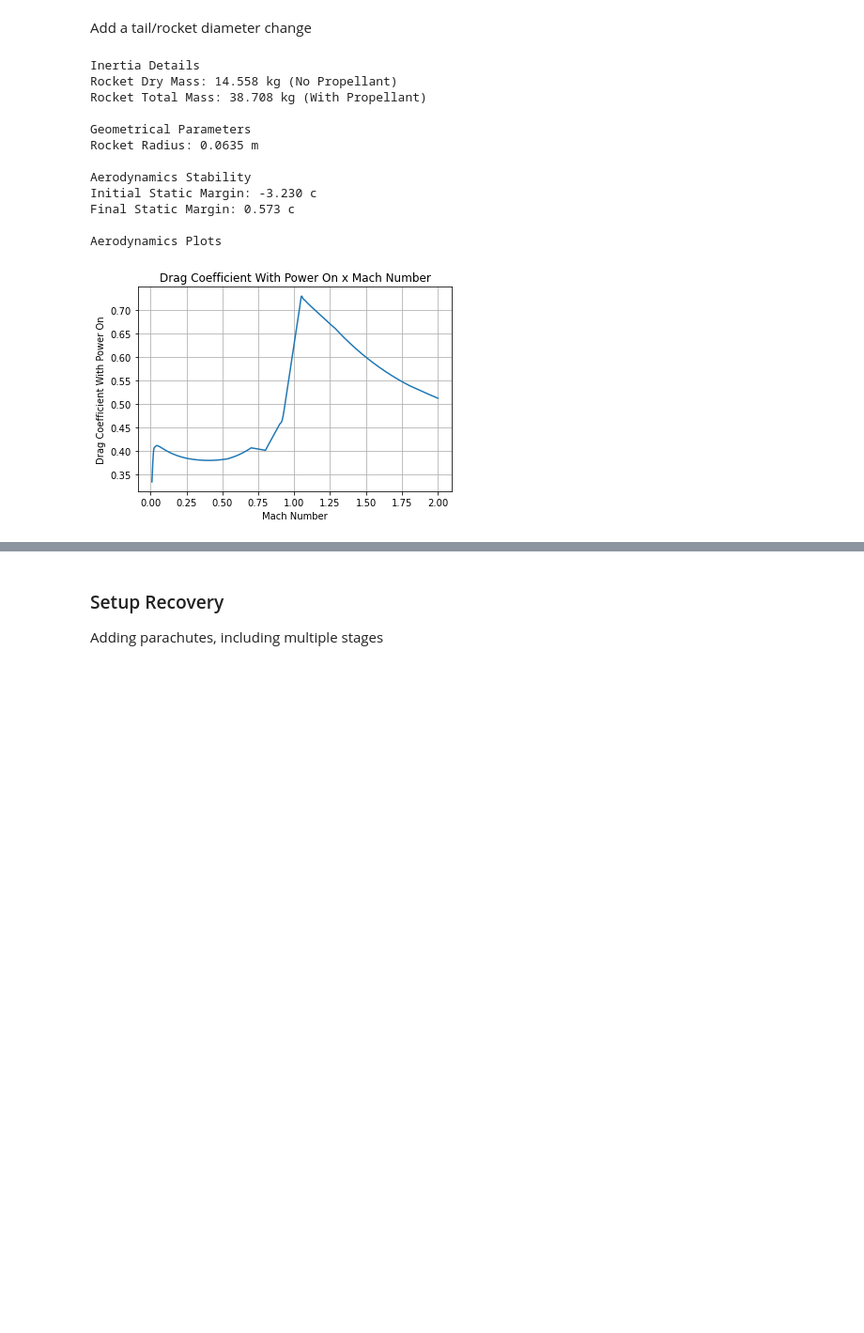
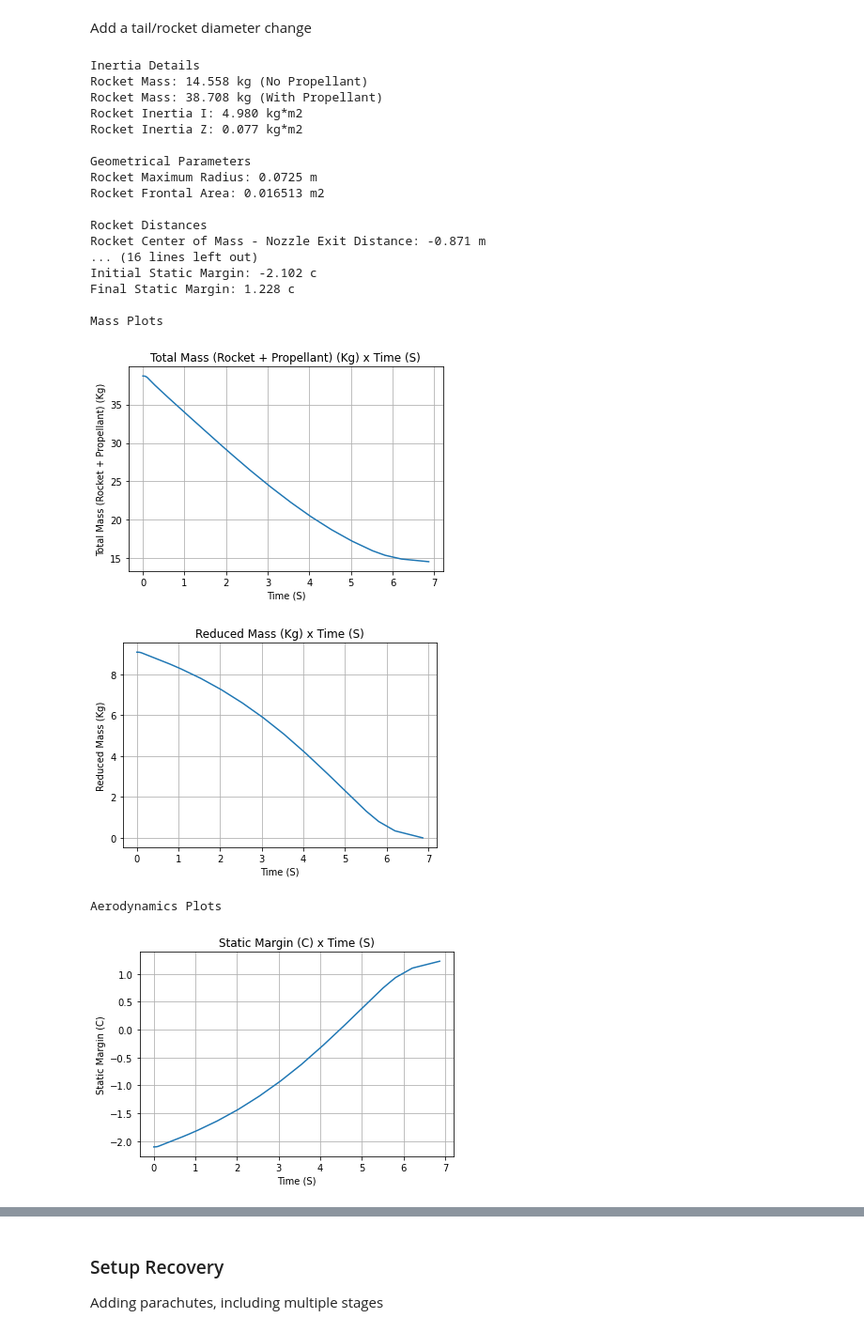
Before and after one commit to Karman-Space-Programme/RocketPy, a Jupyter notebook: KSP RocketPy.ipynb, the cells around one changed output, grey strips where cells are left out. Shown at 94% size. Drawn from its saved outputs; the diff is of its cells as text; code cells hidden in the pictures; blank space fills up the shorter version.

Commit message:
Fixed tail values, added power on and off drag curves based on openrocket flight sim [ ok220 ]

```diff
--- a/KSP RocketPy.ipynb
+++ b/KSP RocketPy.ipynb
@@ -169,14 +150,35 @@ FIN_SPAN = 0.100
+# %%
+NEBULA_RADIUS = 0.0725
+NEBULA_TAIL_TAPER_RADIUS = 0.06
+NEBULA_TAIL_LENGTH = 0.08
+
+NEBULA_UNLOADED_CM = 0.871
+NEBULA_UNLOADED_MASS = 14.558
+
+NEBULA_LOADED_CM = 0.774
+NEBULA_LOADED_MASS = 19.388
+
+NOSE_CONE_CM = 1.550
+NOSE_CONE_LENGTH = 0.435
+NOSE_CONE_TYPE = "lvhaack"
+
+NO_FINS = 4
+FINS_CM = 0.28
+FINS_MASS = 0.648
+FIN_ROOT_CHORD = 0.29
+FIN_TIP_CHORD = 0.080
+FIN_SPAN = 0.100
 # %%
 Calisto = Rocket(
     motor=CesaroniM1450,
     radius=NEBULA_RADIUS,
     mass=NEBULA_UNLOADED_MASS,
-    inertiaI=6.60,   # (PLEASE UPDATE) Unloaded rocket lateral moment of inertia (without propelant) in kg m^2.
-    inertiaZ=0.0351, # (PLEASE UPDATE)  Unloaded rocket axial moment of inertia (without propelant) in kg m^2
+    inertiaI=4.98,
+    inertiaZ=0.0766,
     distanceRocketNozzle=-NEBULA_UNLOADED_CM,
     distanceRocketPropellant=-NEBULA_LOADED_CM,
-    powerOffDrag='data/calisto/powerOffDragCurve.csv', # (PLEASE UPDATE) mach [number, drag coefficient]
-    powerOnDrag='data/calisto/powerOnDragCurve.csv'    # (PLEASE UPDATE) mach [number, drag coefficient]
+    powerOffDrag='data/nebula/powerOffDragCurve.csv',
+    powerOnDrag='data/nebula/powerOnDragCurve.csv'
 )
 # %% [markdown]
 We also add rail buttons (small wheels connected to the launch rail to guide the rocket)
@@ -196,20 +198,28 @@ FinSet = Calisto.addFins(4, span=FIN_SPAN, rootChord=FIN_ROOT_CHORD, tipChord=FI
 # %% [markdown]
 Add a tail/rocket diameter change
 # %%
-Tail = Calisto.addTail(topRadius=0.0635, bottomRadius=0.0435, length=0.060, distanceToCM=-1.194656)
+Tail = Calisto.addTail(topRadius=NEBULA_RADIUS, bottomRadius=NEBULA_TAIL_TAPER_RADIUS, length=NEBULA_TAIL_LENGTH, distanceToCM=NEBULA_TAIL_LENGTH-NEBULA_UNLOADED_CM)
 # %%
-Calisto.info()
+Calisto.allInfo()
 # %% [output]
 Inertia Details
-Rocket Dry Mass: 14.558 kg (No Propellant)
-Rocket Total Mass: 38.708 kg (With Propellant)
+Rocket Mass: 14.558 kg (No Propellant)
+Rocket Mass: 38.708 kg (With Propellant)
+Rocket Inertia I: 4.980 kg*m2
+Rocket Inertia Z: 0.077 kg*m2
 
 Geometrical Parameters
-Rocket Radius: 0.0635 m
+Rocket Maximum Radius: 0.0725 m
+Rocket Frontal Area: 0.016513 m2
 
-Aerodynamics Stability
-Initial Static Margin: -3.230 c
-Final Static Margin: 0.573 c
+Rocket Distances
+Rocket Center of Mass - Nozzle Exit Distance: -0.871 m
+... (16 lines left out)
+Initial Static Margin: -2.102 c
+Final Static Margin: 1.228 c
 
-Aerodynamics Plots
+Mass Plots
-[figure, old version]
+[figure, new version]
+[figure, added]
+Aerodynamics Plots
+[figure, added]
```
Also changed, not shown: parts of 7 cells of this notebook, 2 other files.
